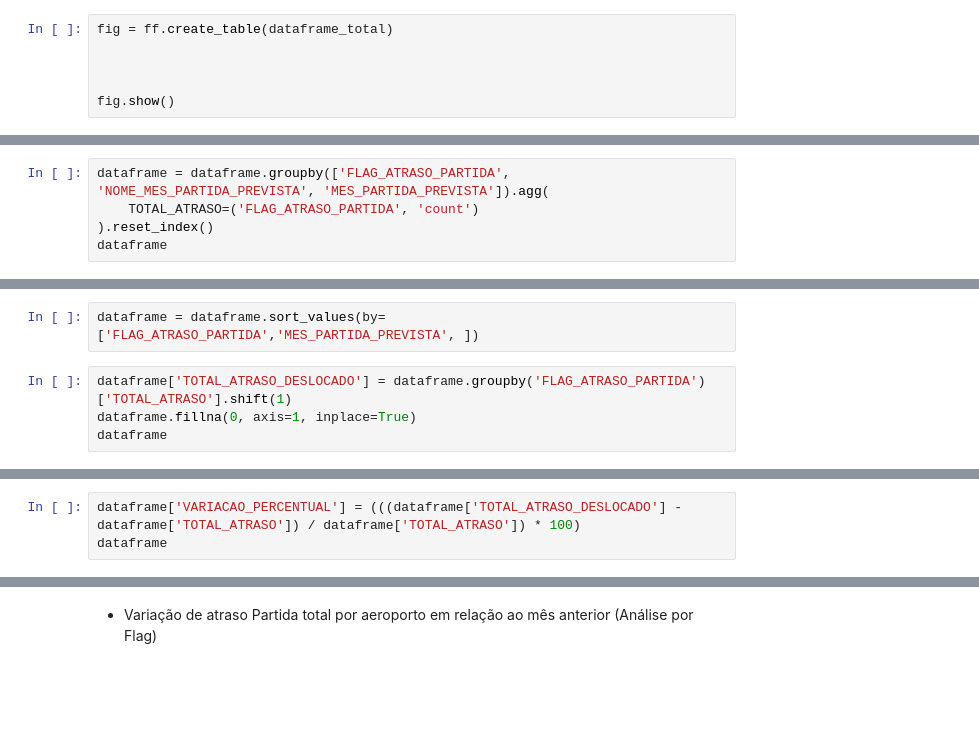
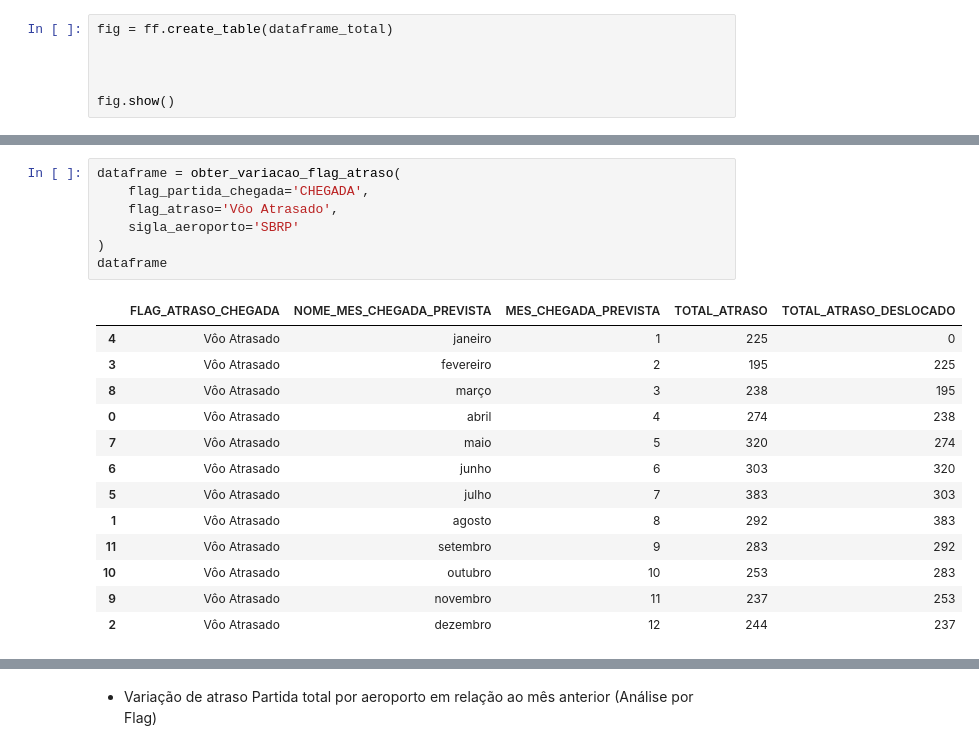
Before and after one commit to rodrigorocha1/dashboard_dados_voos_python, a Jupyter notebook: notebooks/visualizacoes.ipynb, the cells around one changed output, grey strips where cells are left out. Saved outputs shown, nothing was run; the diff lists cells and outputs as text; blank space fills up the shorter version.

Commit message:
total atraso

```diff
--- a/notebooks/visualizacoes.ipynb
+++ b/notebooks/visualizacoes.ipynb
@@ -450,5 +389,0 @@ dataframe['NOME_MES_PARTIDA_PREVISTA'] = dataframe['NOME_MES_PARTIDA_PREVISTA'].
-# %%
-dataframe = dataframe.groupby(['FLAG_ATRASO_PARTIDA', 'NOME_MES_PARTIDA_PREVISTA', 'MES_PARTIDA_PREVISTA']).agg(
-    TOTAL_ATRASO=('FLAG_ATRASO_PARTIDA', 'count')
-).reset_index()
-dataframe
@@ -473,6 +389,0 @@ dataframe
-# %%
-dataframe = dataframe.sort_values(by=['FLAG_ATRASO_PARTIDA','MES_PARTIDA_PREVISTA', ])
-# %%
-dataframe['TOTAL_ATRASO_DESLOCADO'] = dataframe.groupby('FLAG_ATRASO_PARTIDA')['TOTAL_ATRASO'].shift(1)
-dataframe.fillna(0, axis=1, inplace=True)
-dataframe
@@ -497,3 +389,0 @@ dataframe
-# %%
-dataframe['VARIACAO_PERCENTUAL'] = (((dataframe['TOTAL_ATRASO_DESLOCADO'] - dataframe['TOTAL_ATRASO']) / dataframe['TOTAL_ATRASO']) * 100)
-dataframe
@@ -523,0 +446,21 @@ dataframe[dataframe['NOME_MES_PARTIDA_PREVISTA'] == 'dezembro'][['FLAG_ATRASO_PA
+# %%
+dataframe = obter_variacao_flag_atraso(
+    flag_partida_chegada='CHEGADA',
+    flag_atraso='Vôo Atrasado',
+    sigla_aeroporto='SBRP'
+)
+dataframe
+# %% [output]
+|  | FLAG_ATRASO_CHEGADA | NOME_MES_CHEGADA_PREVISTA | MES_CHEGADA_PREVISTA | TOTAL_ATRASO | TOTAL_ATRASO_DESLOCADO |
+| 4 | Vôo Atrasado | janeiro | 1 | 225 | 0 |
+| 3 | Vôo Atrasado | fevereiro | 2 | 195 | 225 |
+| 8 | Vôo Atrasado | março | 3 | 238 | 195 |
+| 0 | Vôo Atrasado | abril | 4 | 274 | 238 |
+| 7 | Vôo Atrasado | maio | 5 | 320 | 274 |
+| 6 | Vôo Atrasado | junho | 6 | 303 | 320 |
+| 5 | Vôo Atrasado | julho | 7 | 383 | 303 |
+| 1 | Vôo Atrasado | agosto | 8 | 292 | 383 |
+| 11 | Vôo Atrasado | setembro | 9 | 283 | 292 |
+| 10 | Vôo Atrasado | outubro | 10 | 253 | 283 |
+| 9 | Vôo Atrasado | novembro | 11 | 237 | 253 |
+| 2 | Vôo Atrasado | dezembro | 12 | 244 | 237 |
```
Also changed, not shown: parts of 21 cells of this notebook, 1 other file.
